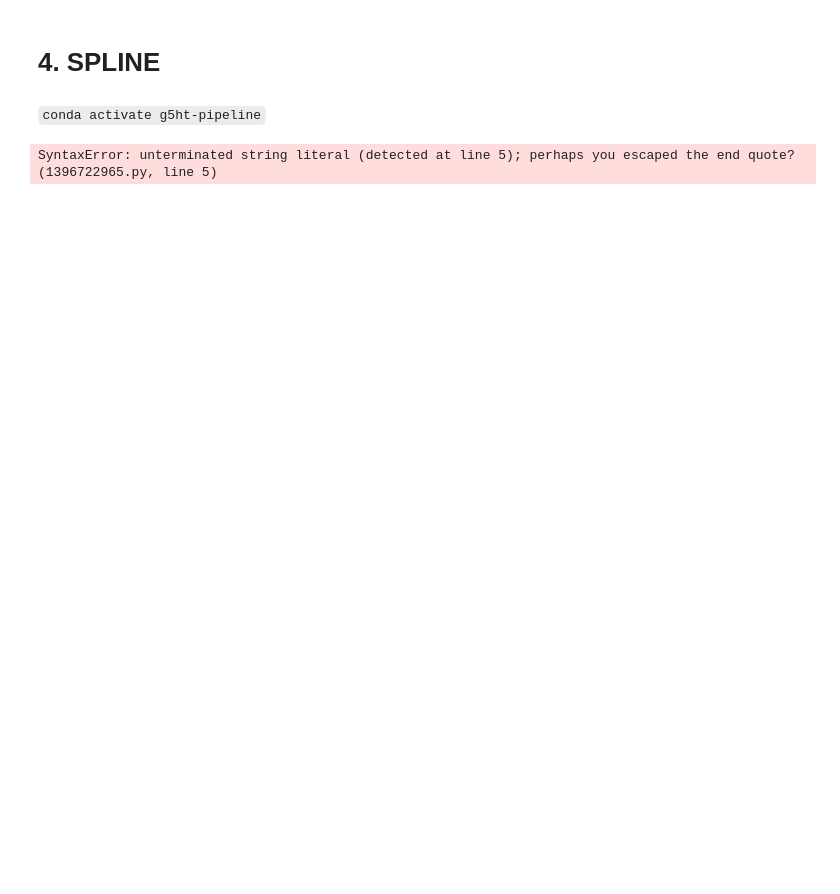
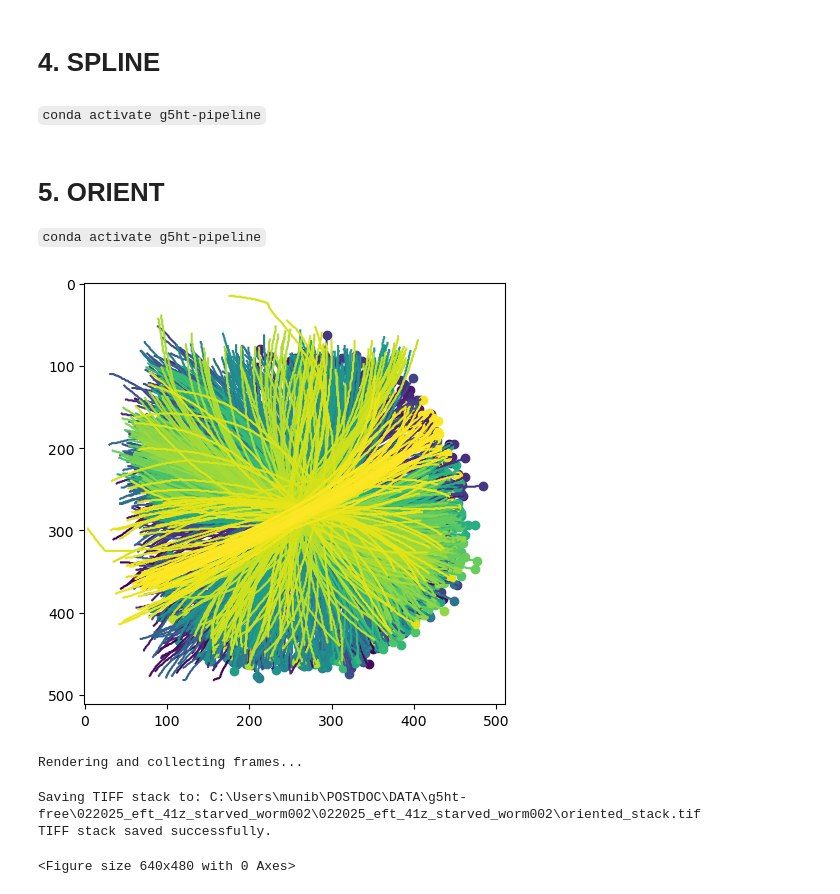
Before and after one commit to MunibH/g5ht-pipeline, a Jupyter notebook: run_pipeline.ipynb, the cells around one changed output. Saved outputs shown, nothing was run; the diff lists cells and outputs as text; code cells hidden in the pictures; blank space fills up the shorter version.

Commit message:
full pipeline v0

```diff
--- a/run_pipeline.ipynb
+++ b/run_pipeline.ipynb
@@ -156,11 +155,32 @@ import sys
 import os
 from spline import main as get_spline
 
-LABEL_PTH = r'C:\Users\munib\POSTDOC\DATA\g5ht-free\20251028\date-20251028_time-1500_strain-ISg5HT_condition-starvedpatch_worm001\label.tif'
+# PTH = r'C:\Users\munib\POSTDOC\DATA\g5ht-free\20251028\date-20251028_time-1500_strain-ISg5HT_condition-starvedpatch_worm001\label.tif'
+PTH = r'C:\Users\munib\POSTDOC\DATA\g5ht-free\022025_eft_41z_starved_worm002\022025_eft_41z_starved_worm002\label.tif'
 
 # command-line arguments
-sys.argv = ["", LABEL_PTH]
+sys.argv = ["", PTH]
 
 get_spline()
-# %% [output]
-SyntaxError: unterminated string literal (detected at line 5); perhaps you escaped the end quote? (1396722965.py, line 5)
+# %% [markdown]
+# 5. ORIENT
+
+`conda activate g5ht-pipeline`
+# %%
+import sys
+import os
+from orient import main as find_orientation
+
+# PTH = r'C:\Users\munib\POSTDOC\DATA\g5ht-free\20251028\date-20251028_time-1500_strain-ISg5HT_condition-starvedpatch_worm001\spline.json'
+PTH = r'C:\Users\munib\POSTDOC\DATA\g5ht-free\022025_eft_41z_starved_worm002\022025_eft_41z_starved_worm002\spline.json'
+
+# command-line arguments
+sys.argv = ["", PTH, 100, 400]
+
+find_orientation()
+# %% [output]
+[figure, added]
+Rendering and collecting frames...
+Saving TIFF stack to: C:\Users\munib\POSTDOC\DATA\g5ht-free\022025_eft_41z_starved_worm002\022025_eft_41z_starved_worm002\oriented_stack.tif
+TIFF stack saved successfully.
+<Figure size 640x480 with 0 Axes>
```
Also changed, not shown: parts of 11 cells of this notebook, 5 other files.
